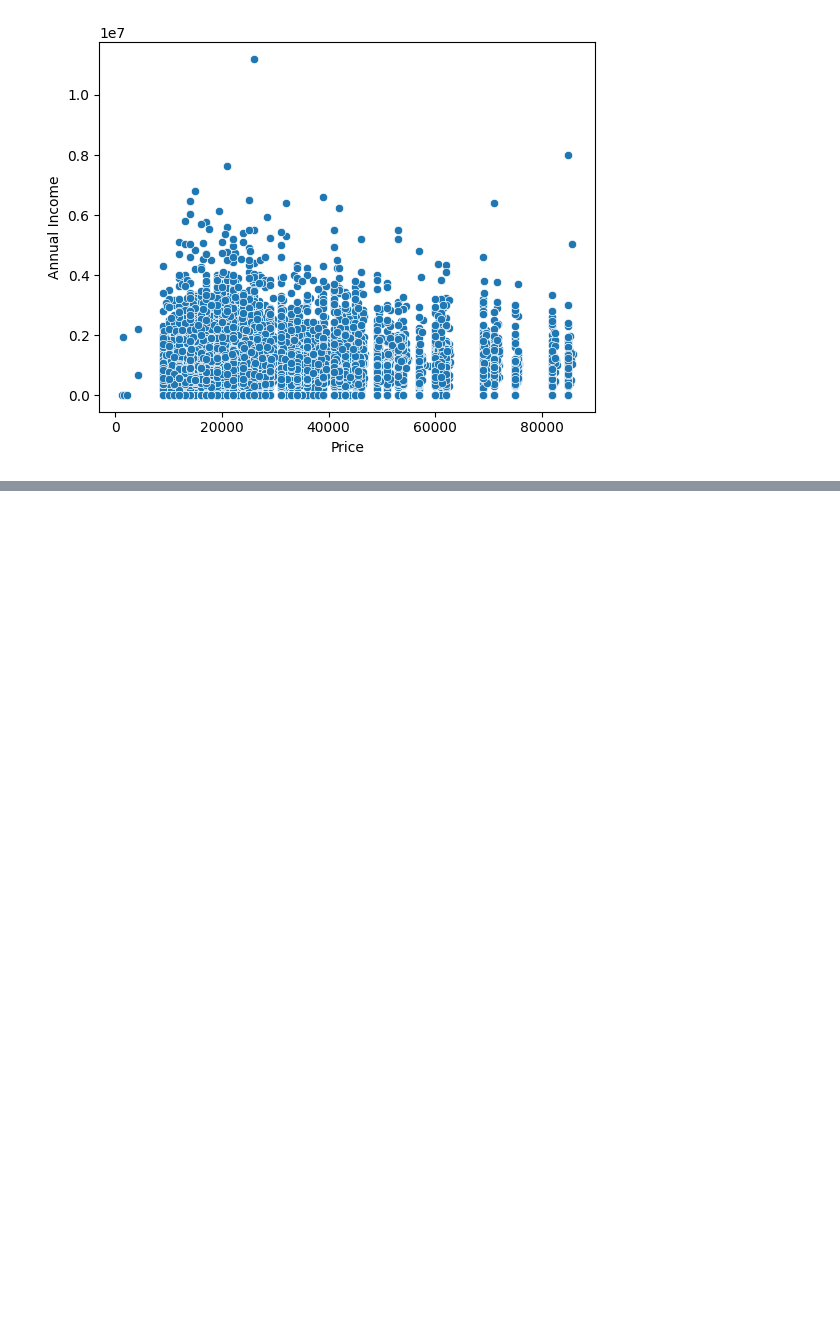
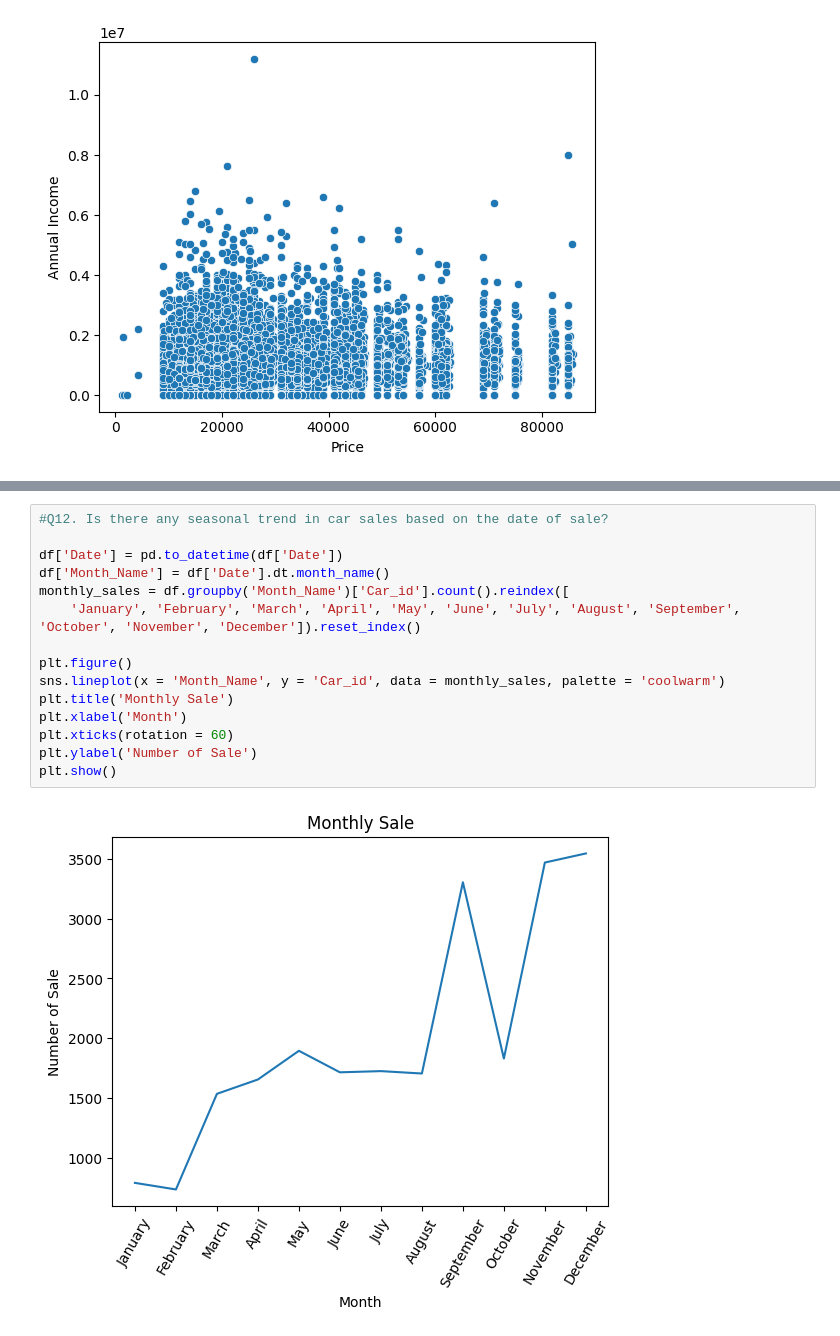
Before and after one commit to ydv-prince/EDA, a Jupyter notebook: EDA_2_Car_Sale_Dataset.ipynb, the cells around one changed output, grey strips where cells are left out. Saved outputs shown, nothing was run; the diff lists cells and outputs as text; blank space fills up the shorter version.

```diff
--- a/EDA_2_Car_Sale_Dataset.ipynb
+++ b/EDA_2_Car_Sale_Dataset.ipynb
@@ -287,0 +322,17 @@ Index(['Car_id', 'Date', 'Customer Name', 'Gender', 'Annual Income',
+# %%
+#Q12. Is there any seasonal trend in car sales based on the date of sale?
+
+df['Date'] = pd.to_datetime(df['Date'])
+df['Month_Name'] = df['Date'].dt.month_name()
+monthly_sales = df.groupby('Month_Name')['Car_id'].count().reindex([
+    'January', 'February', 'March', 'April', 'May', 'June', 'July', 'August', 'September', 'October', 'November', 'December']).reset_index()
+
+plt.figure()
+sns.lineplot(x = 'Month_Name', y = 'Car_id', data = monthly_sales, palette = 'coolwarm')
+plt.title('Monthly Sale')
+plt.xlabel('Month')
+plt.xticks(rotation = 60)
+plt.ylabel('Number of Sale')
+plt.show()
+# %% [output]
+[figure, added]
```
Also changed, not shown: parts of 9 cells of this notebook.
